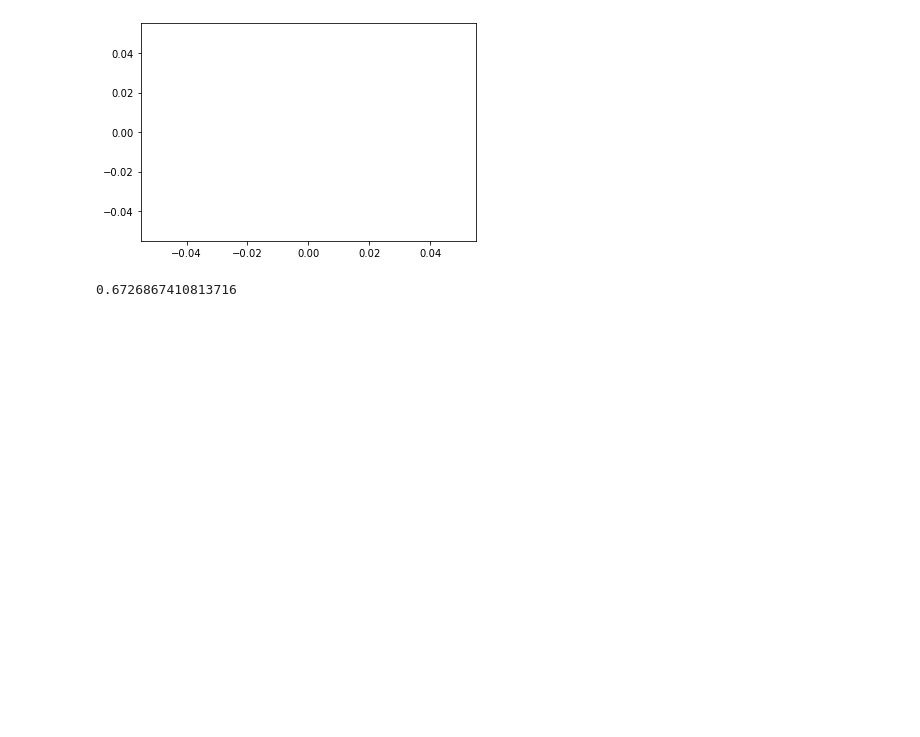
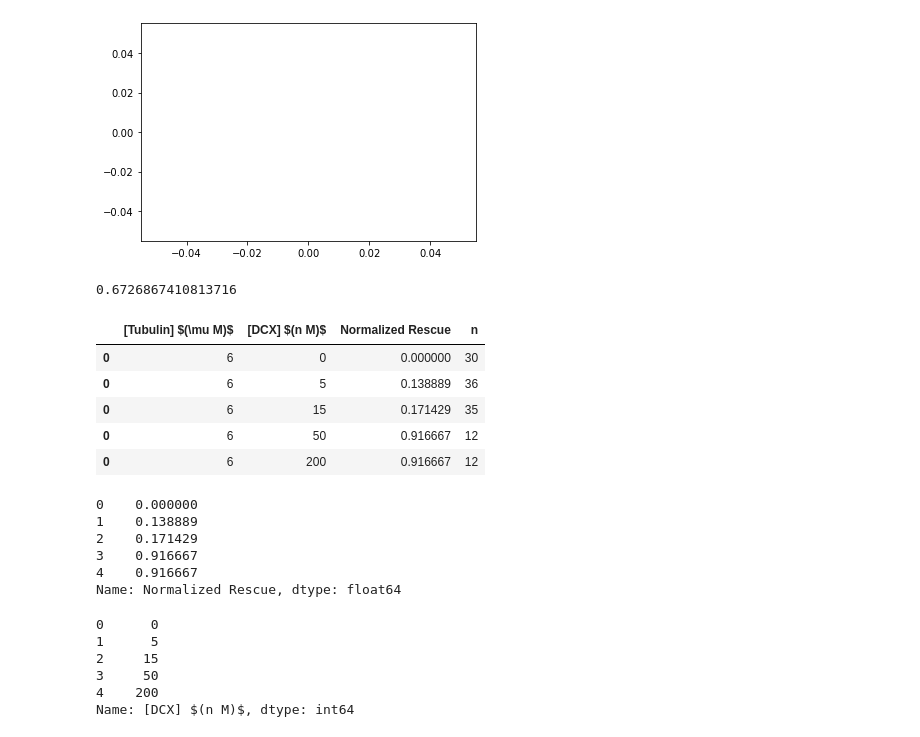
Before and after one commit to brouhardlab/brouhardlab-scripts, a Jupyter notebook: notebooks/Brandi/data_org_and_plot.ipynb, the cells around one changed output. Drawn from its saved outputs; the diff is of its cells as text; code cells hidden in the pictures; blank space fills up the shorter version.

```diff
--- a/notebooks/Brandi/data_org_and_plot.ipynb
+++ b/notebooks/Brandi/data_org_and_plot.ipynb
@@ -383,3 +389,41 @@ NameError: name 'curve_fit' is not defined
 data['Growth Rate $(\mu m / min)$'].mean()
 # %% [output]
 0.6726867410813716
+# %%
+def rescue_count(data):
+
+    results = pd.DataFrame(columns=[] , index=[])
+
+    data.loc[pd.isnull(data[GrowthRate]), ['Rescues']] = np.NaN
+
+    for tubconc in data[tubulin].unique():
+
+        for dcxconc in data[DCXconc].unique():
+
+                selectdata = data[(data[tubulin]==tubconc)&(data[DCXconc]==dcxconc)]
+                n =  selectdata['Rescues'].count()
+
+                if n == 0:
+                    continue
+
+                rv = selectdata['Rescues'].dropna().value_counts(normalize = True).to_frame()
+                rescue_values = 1-rv.loc[0][0]
+
+
+            #======Making a data frame========
+                r0 = {tubulin:[tubconc], DCXconc:[dcxconc], 'Normalized Rescue': [rescue_values],
+                     'n': [n]}
+                results0 = pd.DataFrame(data=r0)
+                results = pd.concat([results, results0], sort=False)
+
+    return results
+# %%
+rescues = rescue_count(data)
+rescues
+# %% [output]
+|  | [Tubulin] $(\mu M)$ | [DCX] $(n M)$ | Normalized Rescue | n |
+| 0 | 6 | 0 | 0.000000 | 30 |
+| 0 | 6 | 5 | 0.138889 | 36 |
+| 0 | 6 | 15 | 0.171429 | 35 |
+| 0 | 6 | 50 | 0.916667 | 12 |
+| 0 | 6 | 200 | 0.916667 | 12 |
@@ -385,0 +432,18 @@ data['Growth Rate $(\mu m / min)$'].mean()
+# %%
+rescue['Normalized Rescue']
+# %% [output]
+0    0.000000
+1    0.138889
+2    0.171429
+3    0.916667
+4    0.916667
+Name: Normalized Rescue, dtype: float64
+# %%
+rescue[DCXconc]
+# %% [output]
+0      0
+1      5
+2     15
+3     50
+4    200
+Name: [DCX] $(n M)$, dtype: int64
```
Also changed, not shown: parts of 10 cells of this notebook, 1 other file.
